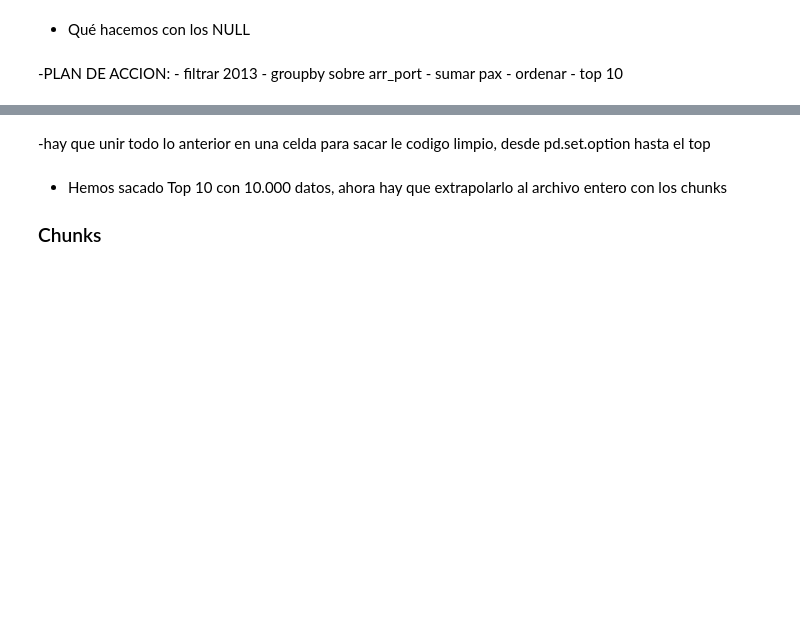
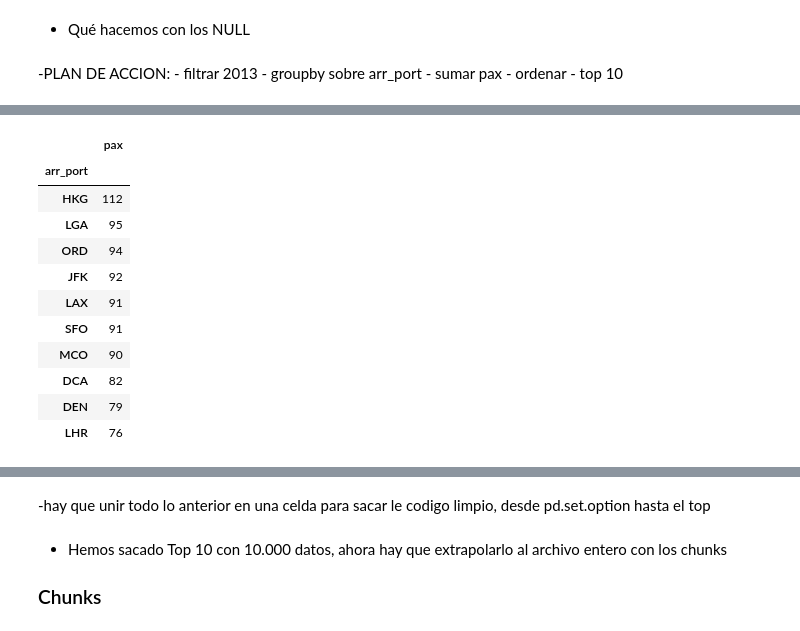
Before and after one commit to rfisla/Master-Data-Science-Kschool, a Jupyter notebook: Amadeus_Challenge.Python.ipynb, the cells around one changed output, grey strips where cells are left out. Cells and saved outputs as stored; diff of their text form; code cells hidden in the pictures; blank space fills up the shorter version.

```diff
--- a/Amadeus_Challenge.Python.ipynb
+++ b/Amadeus_Challenge.Python.ipynb
@@ -199,10 +379,20 @@ len(b)
 # %%
 del b['year'] # year ya no te sirve para nada
 # %%
-b = b.dropna()
-b = b[b['year']==2013]
-del b['year'] # year ya no te sirve para nada
 top = b.groupby('arr_port').sum().sort_values(by='pax', ascending= False)
 top[:10]
+# %% [output]
+|  | pax |
+| arr_port |  |
+| HKG | 112 |
+| LGA | 95 |
+| ORD | 94 |
+| JFK | 92 |
+| LAX | 91 |
+| SFO | 91 |
+| MCO | 90 |
+| DCA | 82 |
+| DEN | 79 |
+| LHR | 76 |
 # %%
 top.reset_index().head()
```
Also changed, not shown: parts of 61 cells of this notebook.
